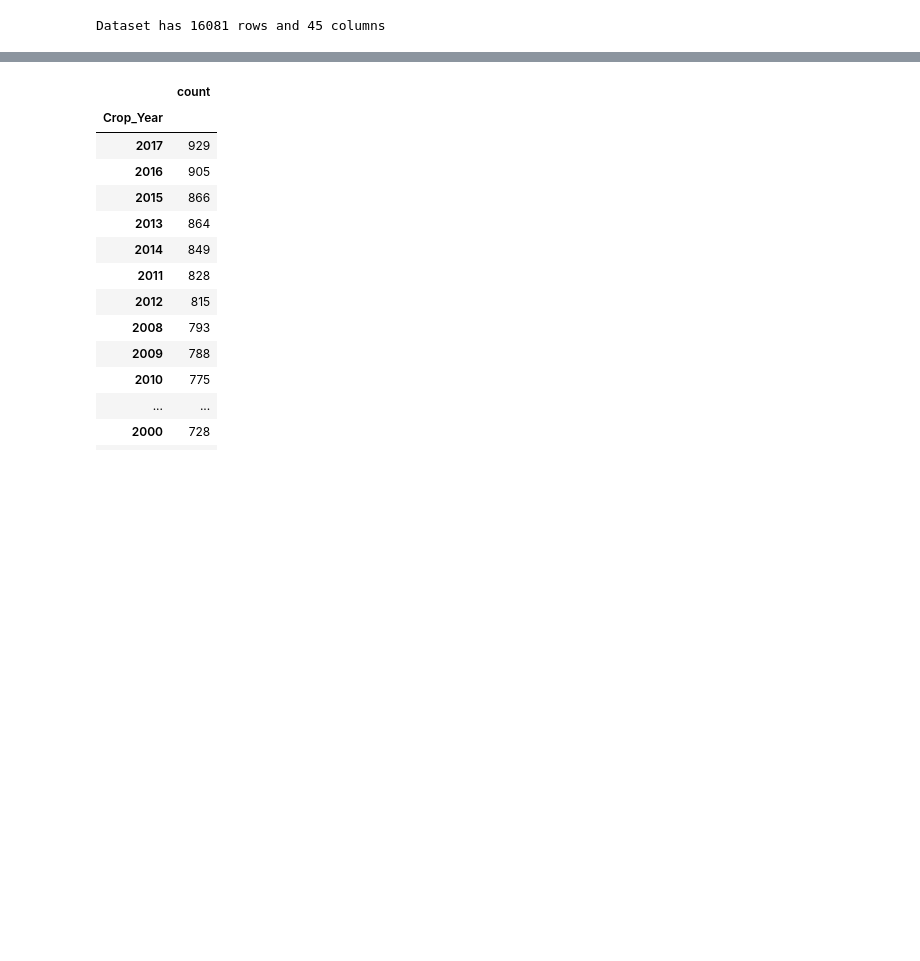
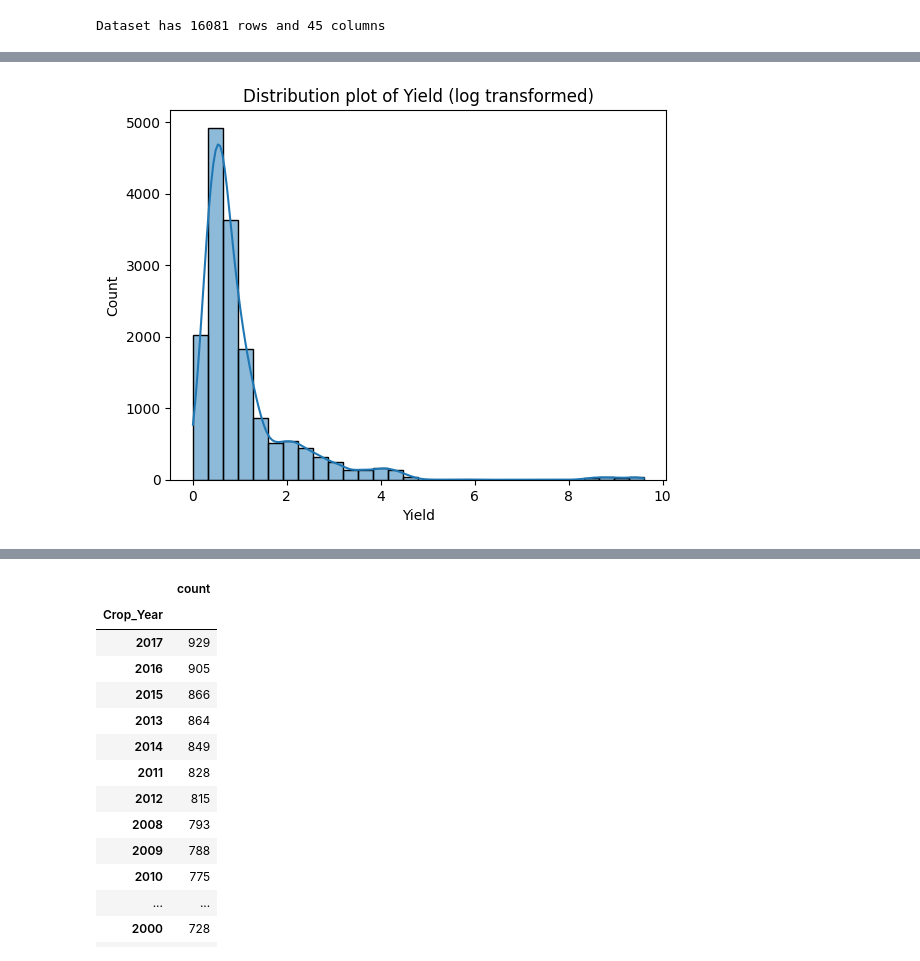
Before and after one commit to Sneha-s-kumarr/ICTAK_DSA_FinalProject, a Jupyter notebook: Crop_Yield_prediction_regression_task.ipynb, the cells around one changed output, grey strips where cells are left out. Saved outputs shown, nothing was run; the diff lists cells and outputs as text; code cells hidden in the pictures; blank space fills up the shorter version.

```diff
--- a/Crop_Yield_prediction_regression_task.ipynb
+++ b/Crop_Yield_prediction_regression_task.ipynb
@@ -303,3 +327,11 @@ Dataset has 16081 rows and 45 columns
+# %%
+# Target feature exploration
+
+sns.histplot(np.log1p(yield_df.Yield), bins= 30, kde= True)
+plt.title('Distribution plot of Yield (log transformed)')
+plt.show()
+# %% [output]
+[figure, added]
 # %%
 # Unique values of categorical features
 
```
Also changed, not shown: parts of 8 cells of this notebook.
